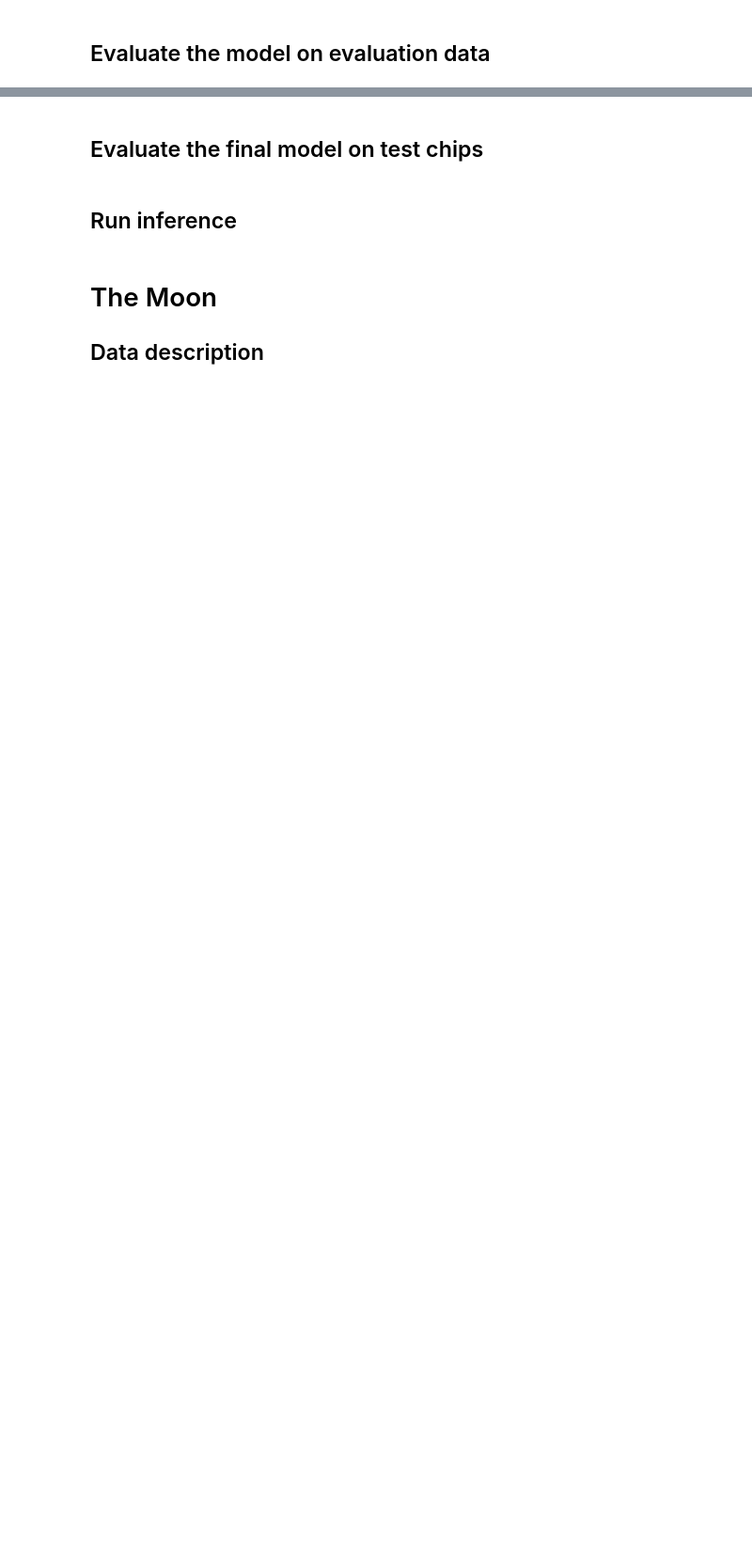
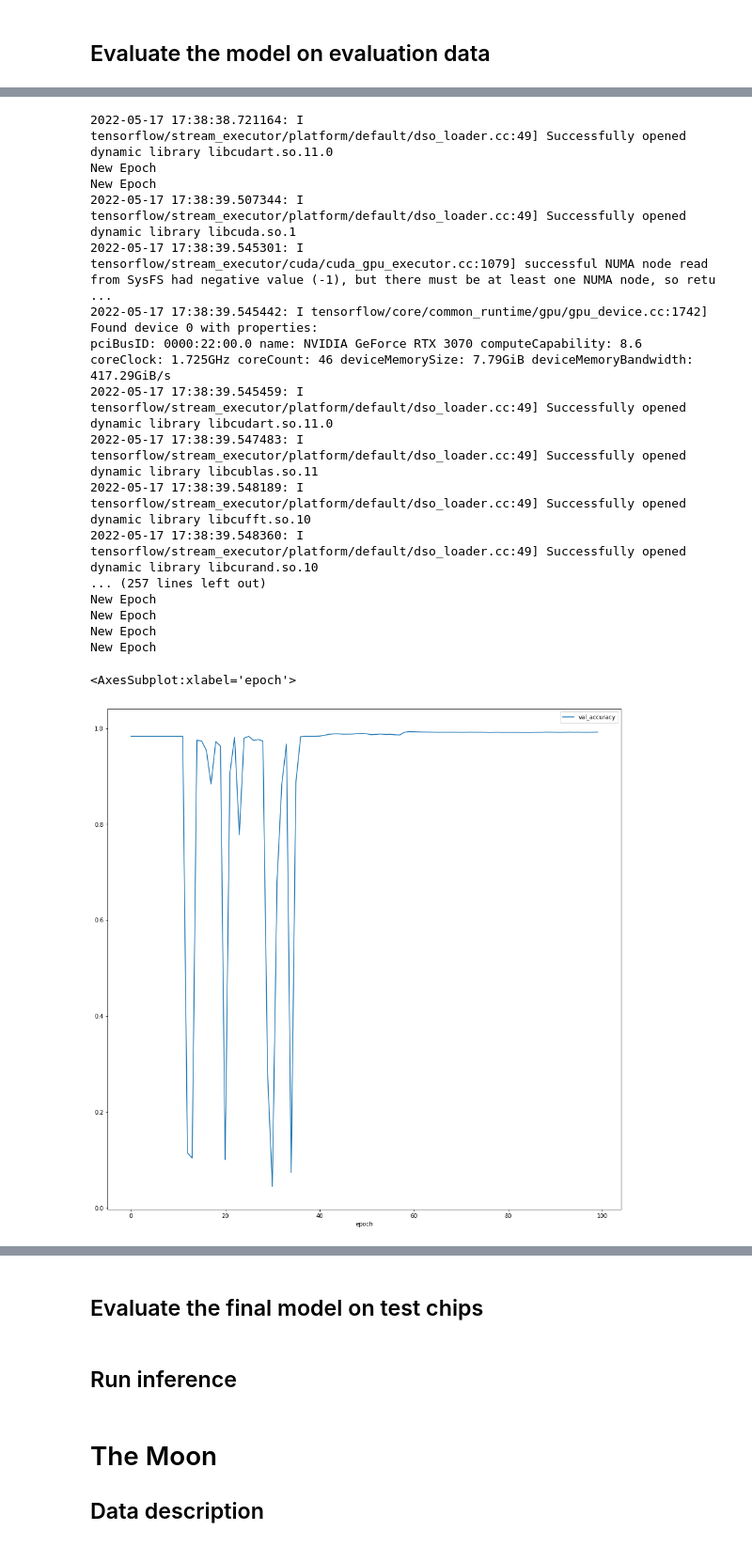
Before and after one commit to williamlidberg/Detection-of-hunting-pits-using-airborne-laser-scanning-and-deep-learning, a Jupyter notebook: Williams notes.ipynb, the cells around one changed output, grey strips where cells are left out. Shown at 94% size. Drawn from its saved outputs; the diff is of its cells as text; code cells hidden in the pictures; blank space fills up the shorter version.

Commit message:
train now works with two classes

```diff
--- a/Williams notes.ipynb
+++ b/Williams notes.ipynb
@@ -221,0 +331,27 @@ New Epoch
+# %%
+# log 8 is slope
+!python /workspace/code/train.py -I /workspace/data/split_data/slope/ /workspace/data/split_data/labels/ /workspace/data/logfiles/log9/ --seed=42 --epochs 100 --weighting="0.1,1"
+import pandas as pd
+df = pd.read_csv('/workspace/data/logfiles/log9/log.csv', sep =';')
+#df.head()
+df.plot(x ='epoch', y='val_accuracy', kind = 'line')
+# %% [output]
+2022-05-17 17:38:38.721164: I tensorflow/stream_executor/platform/default/dso_loader.cc:49] Successfully opened dynamic library libcudart.so.11.0
+New Epoch
+New Epoch
+2022-05-17 17:38:39.507344: I tensorflow/stream_executor/platform/default/dso_loader.cc:49] Successfully opened dynamic library libcuda.so.1
+2022-05-17 17:38:39.545301: I tensorflow/stream_executor/cuda/cuda_gpu_executor.cc:1079] successful NUMA node read from SysFS had negative value (-1), but there must be at least one NUMA node, so retu ...
+2022-05-17 17:38:39.545442: I tensorflow/core/common_runtime/gpu/gpu_device.cc:1742] Found device 0 with properties:
+pciBusID: 0000:22:00.0 name: NVIDIA GeForce RTX 3070 computeCapability: 8.6
+coreClock: 1.725GHz coreCount: 46 deviceMemorySize: 7.79GiB deviceMemoryBandwidth: 417.29GiB/s
+2022-05-17 17:38:39.545459: I tensorflow/stream_executor/platform/default/dso_loader.cc:49] Successfully opened dynamic library libcudart.so.11.0
+2022-05-17 17:38:39.547483: I tensorflow/stream_executor/platform/default/dso_loader.cc:49] Successfully opened dynamic library libcublas.so.11
+2022-05-17 17:38:39.548189: I tensorflow/stream_executor/platform/default/dso_loader.cc:49] Successfully opened dynamic library libcufft.so.10
+2022-05-17 17:38:39.548360: I tensorflow/stream_executor/platform/default/dso_loader.cc:49] Successfully opened dynamic library libcurand.so.10
+... (257 lines left out)
+New Epoch
+New Epoch
+New Epoch
+New Epoch
+<AxesSubplot:xlabel='epoch'>
+[figure, added]
```
Also changed, not shown: parts of 19 cells of this notebook, 3 other files.
